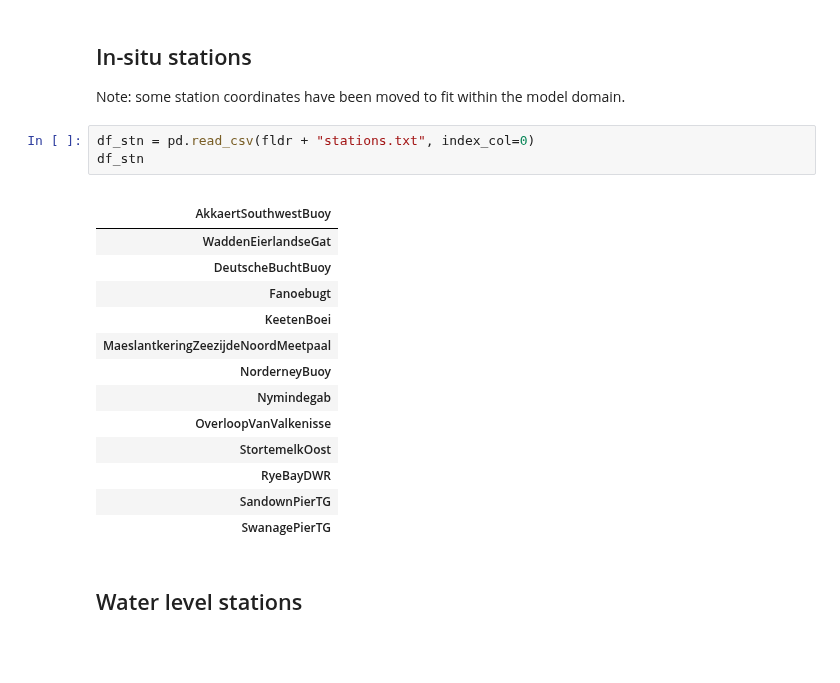
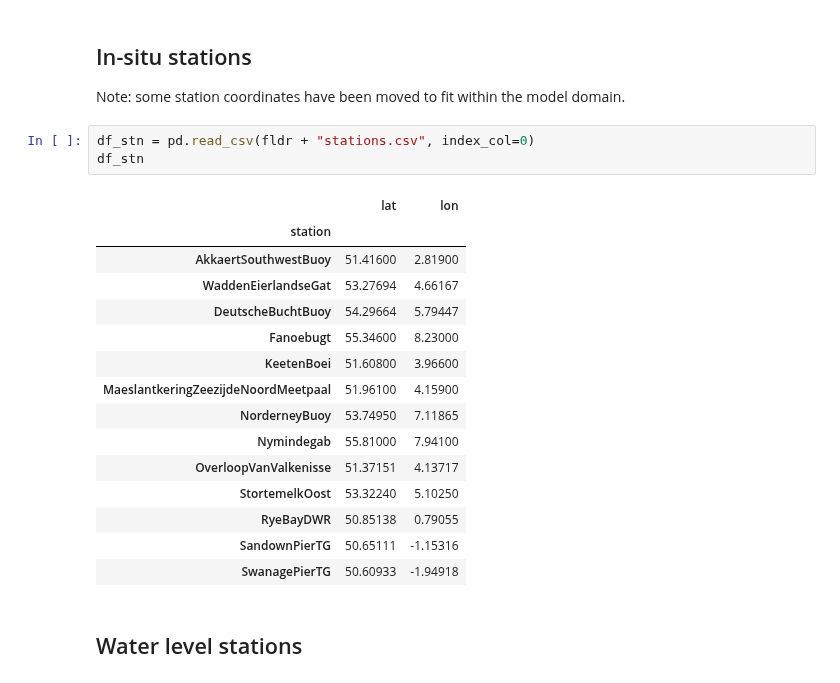
Before and after one commit to DHI/WaterBench-MIKE21SW-SouthernNorthSea, a Jupyter notebook: code/explore_observation_data.ipynb, the cells around one changed output. Saved outputs shown, nothing was run; the diff lists cells and outputs as text; blank space fills up the shorter version.

```diff
--- a/code/explore_observation_data.ipynb
+++ b/code/explore_observation_data.ipynb
@@ -24,23 +22,24 @@ stations = 'stations.txt'
 
 Note: some station coordinates have been moved to fit within the model domain.
 # %%
-df_stn = pd.read_csv(fldr + "stations.txt", index_col=0)
+df_stn = pd.read_csv(fldr + "stations.csv", index_col=0)
 df_stn
 # %% [output]
-|  |
-| AkkaertSouthwestBuoy |
-| WaddenEierlandseGat |
-| DeutscheBuchtBuoy |
-| Fanoebugt |
-| KeetenBoei |
-| MaeslantkeringZeezijdeNoordMeetpaal |
-| NorderneyBuoy |
-| Nymindegab |
-| OverloopVanValkenisse |
-| StortemelkOost |
-| RyeBayDWR |
-| SandownPierTG |
-| SwanagePierTG |
+|  | lat | lon |
+| station |  |  |
+| AkkaertSouthwestBuoy | 51.41600 | 2.81900 |
+| WaddenEierlandseGat | 53.27694 | 4.66167 |
+| DeutscheBuchtBuoy | 54.29664 | 5.79447 |
+| Fanoebugt | 55.34600 | 8.23000 |
+| KeetenBoei | 51.60800 | 3.96600 |
+| MaeslantkeringZeezijdeNoordMeetpaal | 51.96100 | 4.15900 |
+| NorderneyBuoy | 53.74950 | 7.11865 |
+| Nymindegab | 55.81000 | 7.94100 |
+| OverloopVanValkenisse | 51.37151 | 4.13717 |
+| StortemelkOost | 53.32240 | 5.10250 |
+| RyeBayDWR | 50.85138 | 0.79055 |
+| SandownPierTG | 50.65111 | -1.15316 |
+| SwanagePierTG | 50.60933 | -1.94918 |
 # %% [markdown]
 ## Water level stations
 # %%
```
Also changed, not shown: parts of 2 cells of this notebook, 41 other files.
